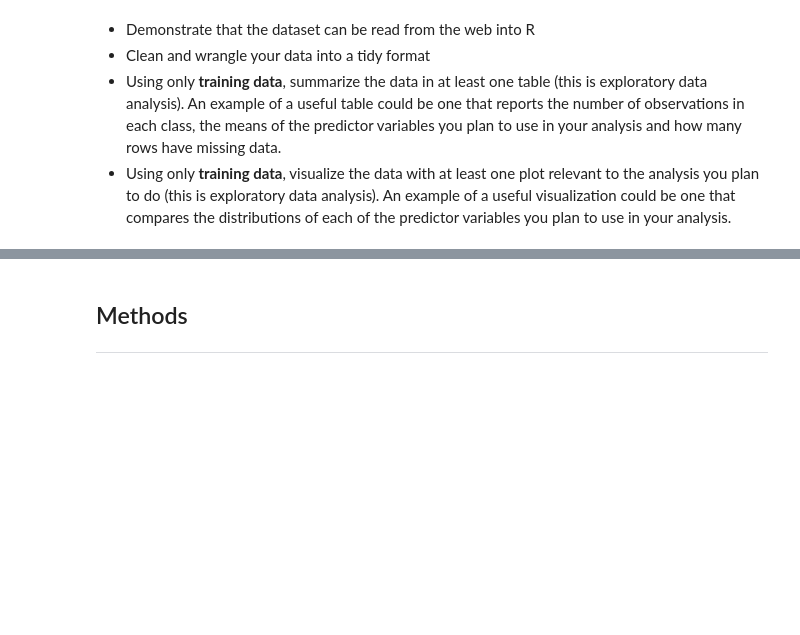
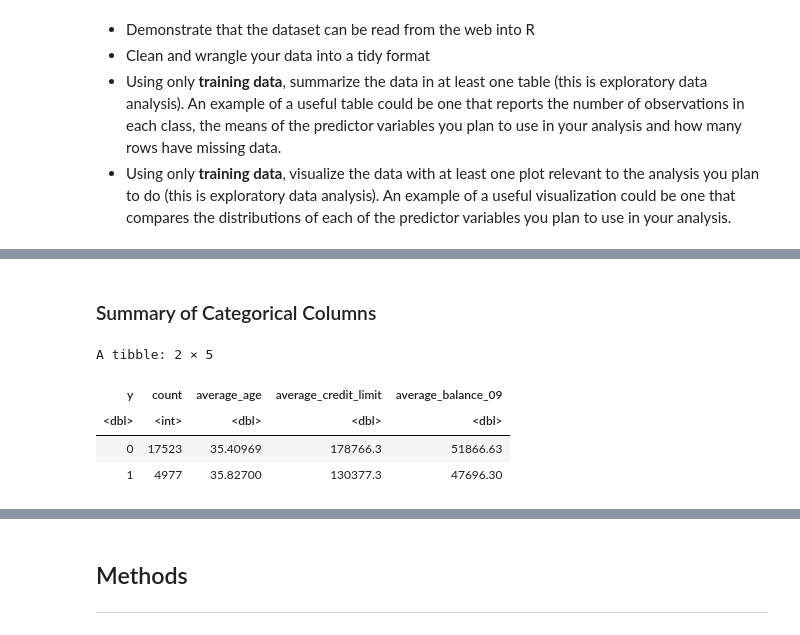
Before and after one commit to ericpien/Credit-Card-Default-Prediction, a Jupyter notebook: project_proposal.ipynb, the cells around one changed output, grey strips where cells are left out. Drawn from its saved outputs; the diff is of its cells as text; code cells hidden in the pictures; blank space fills up the shorter version.

```diff
--- a/project_proposal.ipynb
+++ b/project_proposal.ipynb
@@ -234,0 +116,16 @@ A tibble: 2 × 15
+# %% [markdown]
+### Summary of Categorical Columns ###
+# %%
+credit_card_train |>
+    group_by(y) |>
+    summarize(count=n(),
+            average_age = mean(age),
+            average_credit_limit = mean(credit_limit),
+            average_balance_09 = mean(balance_09),
+            average_balance_09 = mean(balance_09))
+# %% [output]
+A tibble: 2 × 5
+| y | count | average_age | average_credit_limit | average_balance_09 |
+| <dbl> | <int> | <dbl> | <dbl> | <dbl> |
+| 0 | 17523 | 35.40969 | 178766.3 | 51866.63 |
+| 1 | 4977 | 35.82700 | 130377.3 | 47696.30 |
```
Also changed, not shown: parts of 13 cells of this notebook.
